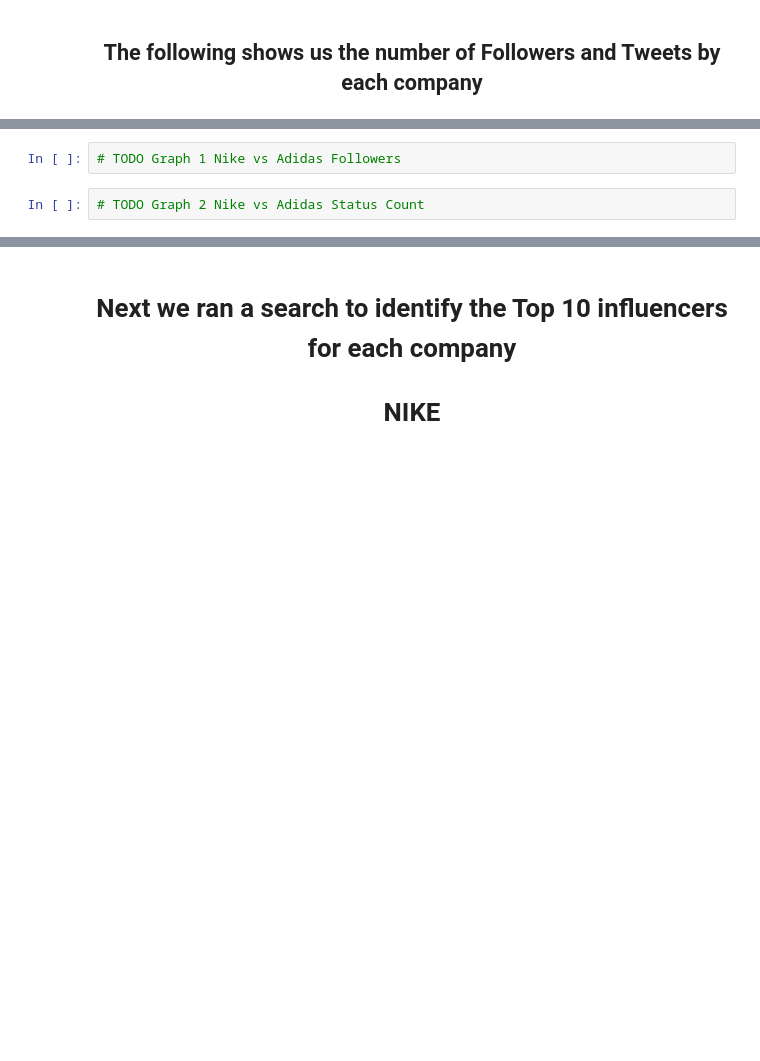
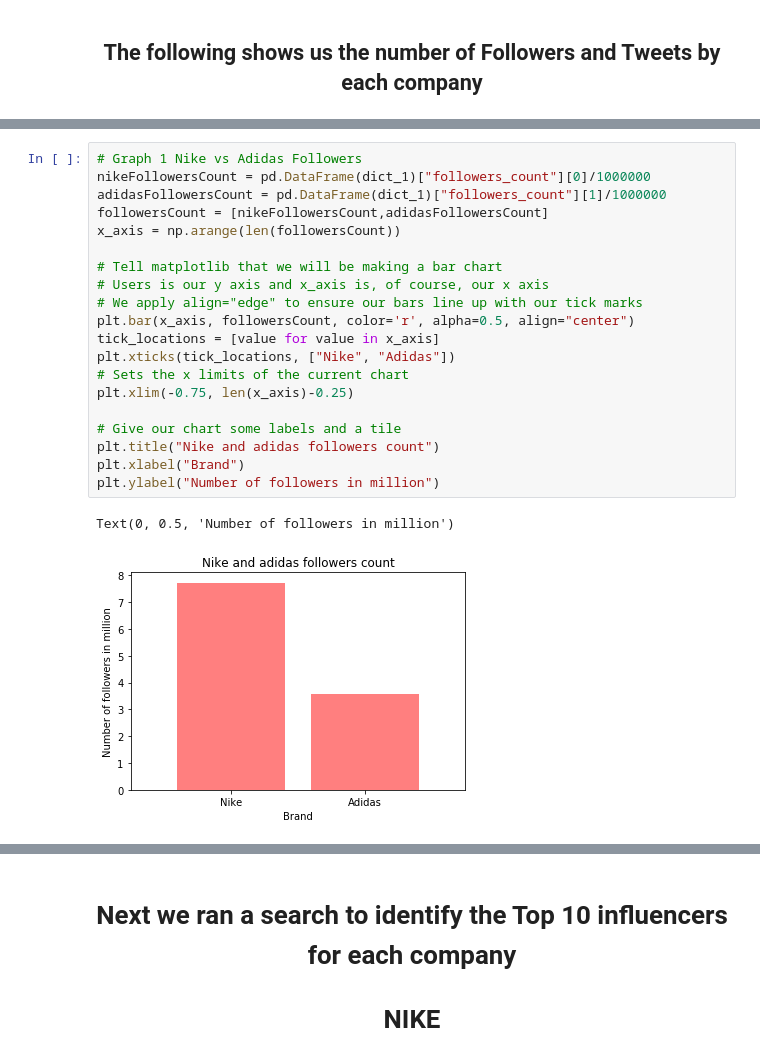
Before and after one commit to faragshawky86/data-dashers, a Jupyter notebook: Twitter-Analytics-Final.ipynb, the cells around one changed output, grey strips where cells are left out. Drawn from its saved outputs; the diff is of its cells as text; blank space fills up the shorter version.

Commit message:
Added graph charts

```diff
--- a/Twitter-Analytics-Final.ipynb
+++ b/Twitter-Analytics-Final.ipynb
@@ -54,4 +56,23 @@ df.head()
-# %%
-# TODO Graph 1 Nike vs Adidas Followers
-# %%
-# TODO Graph 2 Nike vs Adidas Status Count
+# %%
+# Graph 1 Nike vs Adidas Followers
+nikeFollowersCount = pd.DataFrame(dict_1)["followers_count"][0]/1000000
+adidasFollowersCount = pd.DataFrame(dict_1)["followers_count"][1]/1000000
+followersCount = [nikeFollowersCount,adidasFollowersCount]
+x_axis = np.arange(len(followersCount))
+
+# Tell matplotlib that we will be making a bar chart
+# Users is our y axis and x_axis is, of course, our x axis
+# We apply align="edge" to ensure our bars line up with our tick marks
+plt.bar(x_axis, followersCount, color='r', alpha=0.5, align="center")
+tick_locations = [value for value in x_axis]
+plt.xticks(tick_locations, ["Nike", "Adidas"])
+# Sets the x limits of the current chart
+plt.xlim(-0.75, len(x_axis)-0.25)
+
+# Give our chart some labels and a tile
+plt.title("Nike and adidas followers count")
+plt.xlabel("Brand")
+plt.ylabel("Number of followers in million")
+# %% [output]
+Text(0, 0.5, 'Number of followers in million')
+[figure, added]
```
Also changed, not shown: parts of 12 cells of this notebook.
